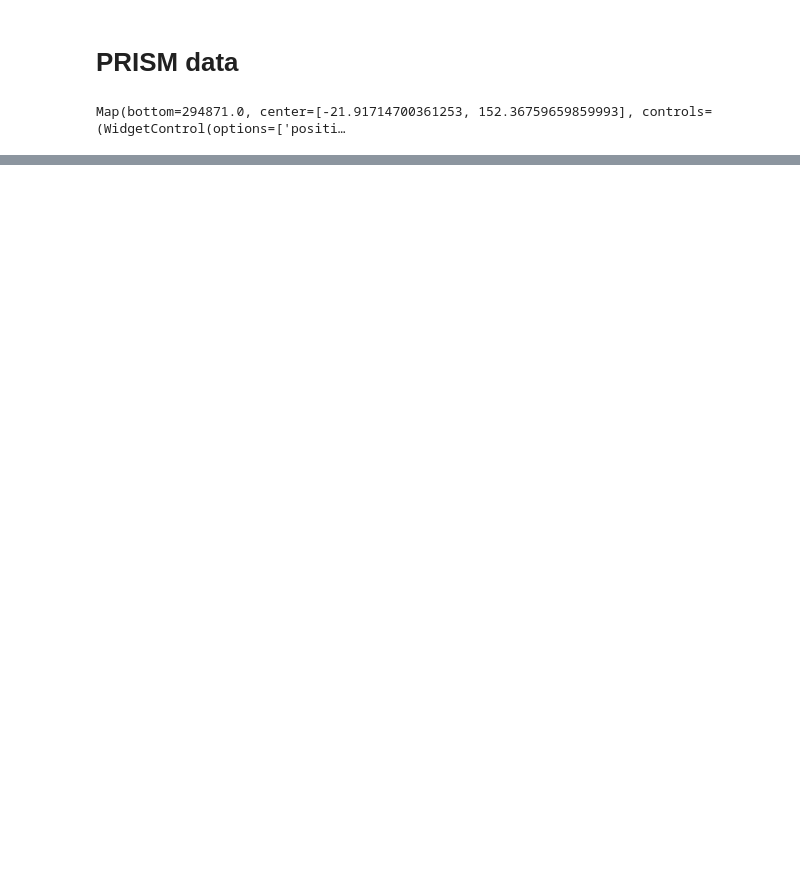
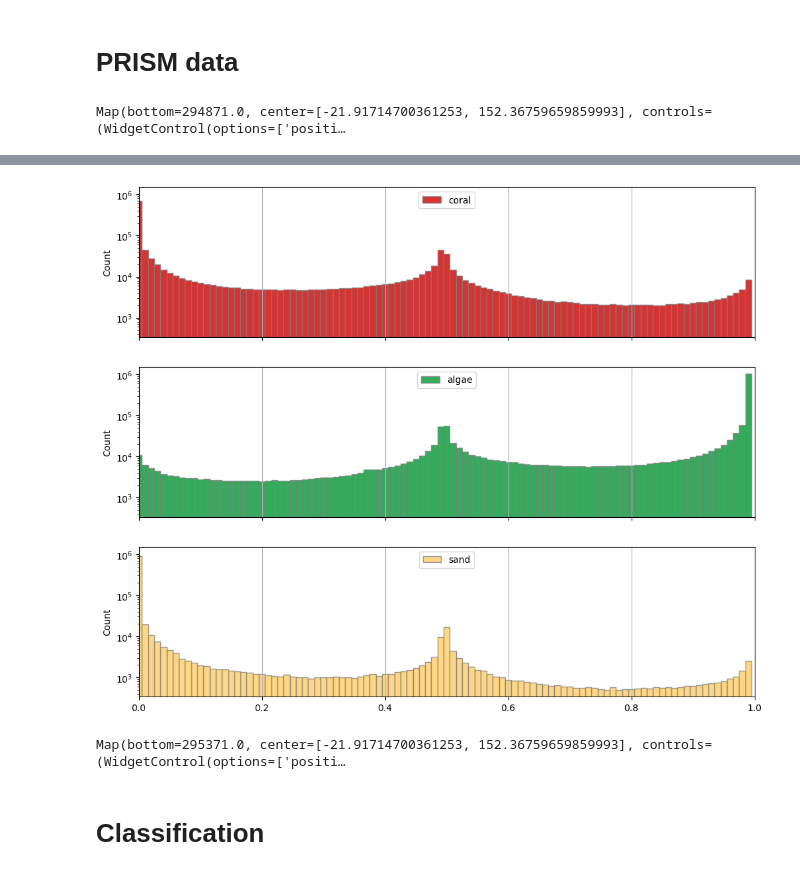
Before and after one commit to orlando-code/onereef, a Jupyter notebook: initial_prism.ipynb, the cells around one changed output, grey strips where cells are left out. Drawn from its saved outputs; the diff is of its cells as text; code cells hidden in the pictures; blank space fills up the shorter version.

```diff
--- a/initial_prism.ipynb
+++ b/initial_prism.ipynb
@@ -155,2 +215,30 @@ Text(0.5, 1.0, 'algae')
+# %%
+f, ax = plt.subplots(nrows=3, figsize=(12, 10), sharex=True, sharey=True)
+nbins = 100
+class_colours = {"coral": "#cc0000", "algae": "#009933", "sand": "#ffcc66"}
+
+for b, band in enumerate(class_colours.keys()):
+    band_data = swains.select(band)
+    hist_values, hist_counts = gee_utils.get_value_distribution(band_data, swains_aoi)
+    # resample the histogram
+    new_bin_edges, new_bin_counts = gee_utils.resample_histogram(hist_values, hist_counts, nbins)
+    ax[b].bar(new_bin_edges[:-1], new_bin_counts, width=np.diff(new_bin_edges), color=class_colours[band], alpha=0.8, label=band, edgecolor='grey')
+    ax[b].set_yscale("log")
+    ax[b].legend(loc="upper center")
+    ax[b].set_xlim(0, 1)
+    ax[b].grid(axis='x')
+    ax[b].set_ylabel("Count")
+# %% [output]
+[figure, added]
+# %%
+# visualise PRISM layers
+Map.addLayer(gee_utils.alpha_band(swains, "algae"), algaeVisParams, 'algae')
+Map.addLayer(gee_utils.alpha_band(swains, "coral"), coralVisParams, 'coral')
+Map.addLayer(gee_utils.alpha_band(swains, "sand"), sandVisParams, 'sand')
+Map
+# %% [output]
+Map(bottom=295371.0, center=[-21.91714700361253, 152.36759659859993], controls=(WidgetControl(options=['positi…
+# %% [markdown]
+# Classification
 # %%
 # TODO:
```
Also changed, not shown: parts of 16 cells of this notebook, 1 other file.
